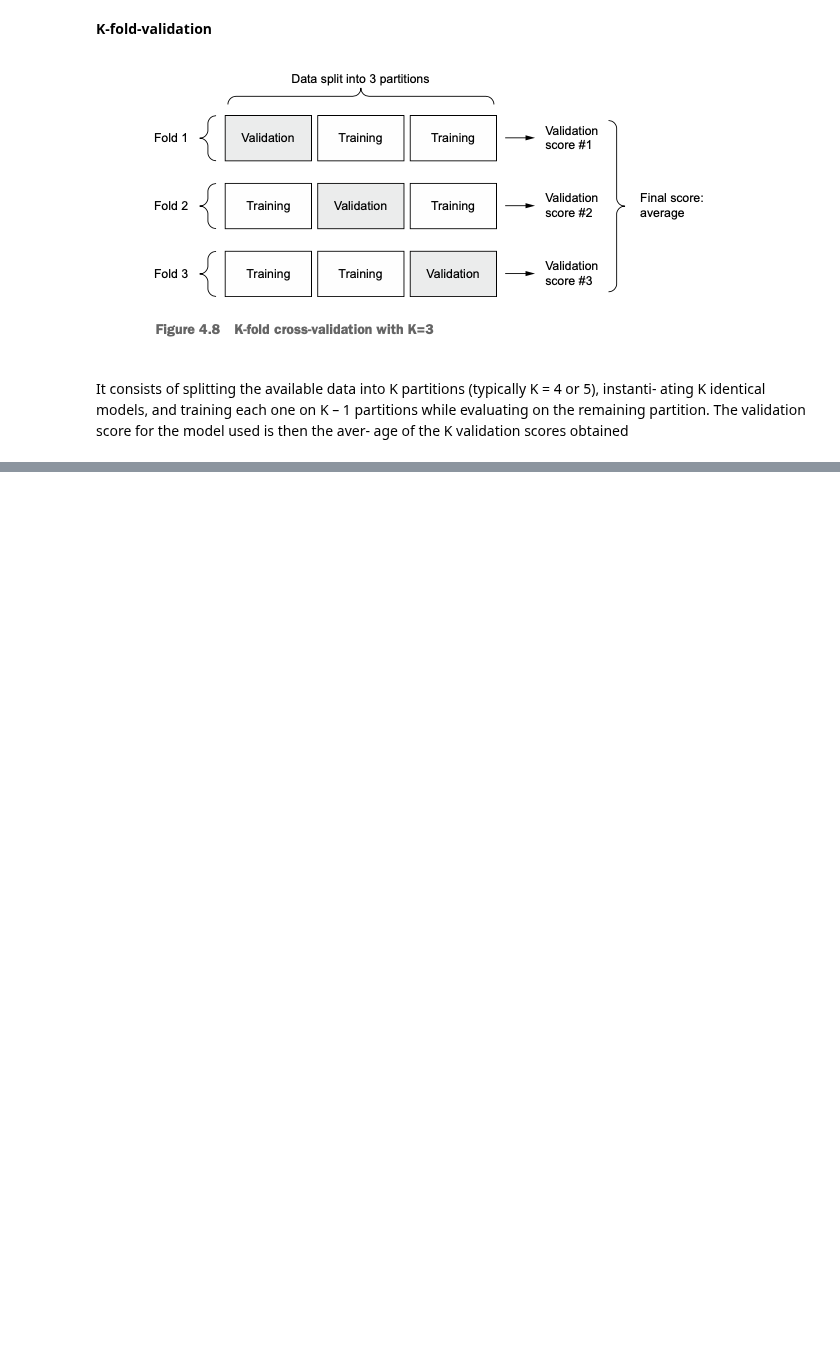
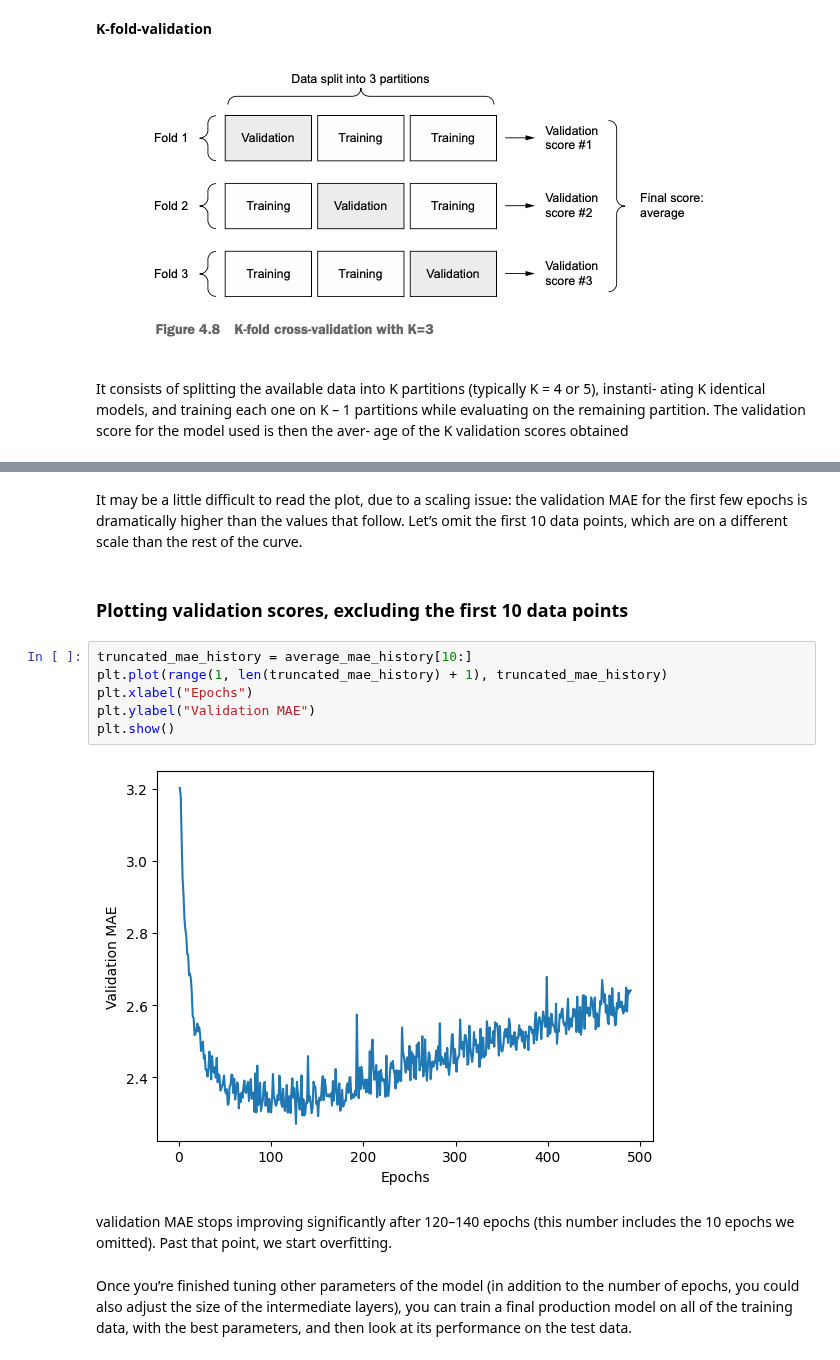
Before and after one commit to DietzscheNostoevsky/Deep_Learning_Chollet, a Jupyter notebook: DL_chollet_chapter_4.ipynb, the cells around one changed output, grey strips where cells are left out. Cells and saved outputs as stored; diff of their text form; blank space fills up the shorter version.

```diff
--- a/DL_chollet_chapter_4.ipynb
+++ b/DL_chollet_chapter_4.ipynb
@@ -1062,0 +1117,16 @@ Val_mae :2.3779871463775635
+# %% [markdown]
+It may be a little difficult to read the plot, due to a scaling issue: the validation MAE for the first few epochs is dramatically higher than the values that follow. Let’s omit the first 10 data points, which are on a different scale than the rest of the curve.
+# %% [markdown]
+### Plotting validation scores, excluding the first 10 data points
+# %%
+truncated_mae_history = average_mae_history[10:]
+plt.plot(range(1, len(truncated_mae_history) + 1), truncated_mae_history)
+plt.xlabel("Epochs")
+plt.ylabel("Validation MAE")
+plt.show()
+# %% [output]
+[figure, added]
+# %% [markdown]
+validation MAE stops improving significantly after 120–140 epochs (this number includes the 10 epochs we omitted). Past that point, we start overfitting.
+# %% [markdown]
+Once you’re finished tuning other parameters of the model (in addition to the number of epochs, you could also adjust the size of the intermediate layers), you can train a final production model on all of the training data, with the best parameters, and then look at its performance on the test data.
```
Also changed, not shown: parts of 10 cells of this notebook.
